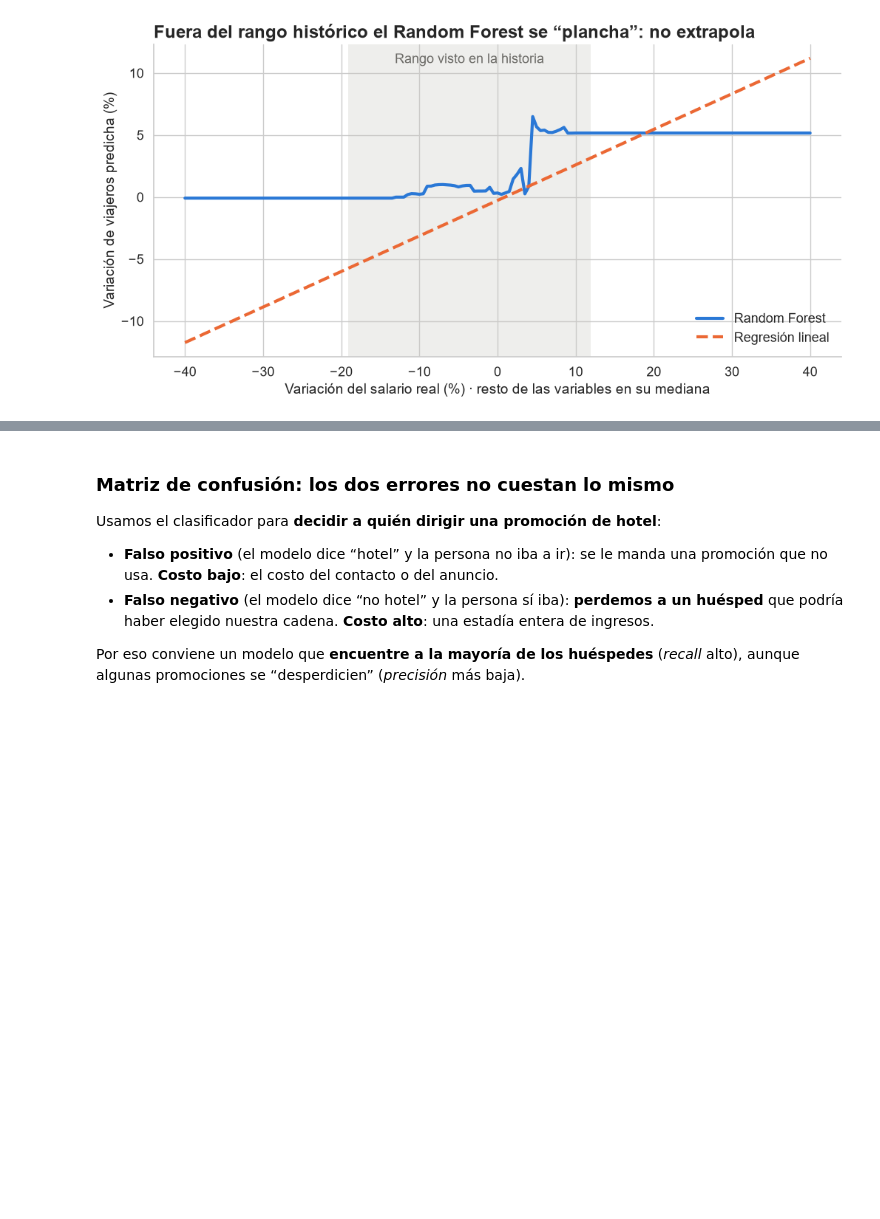
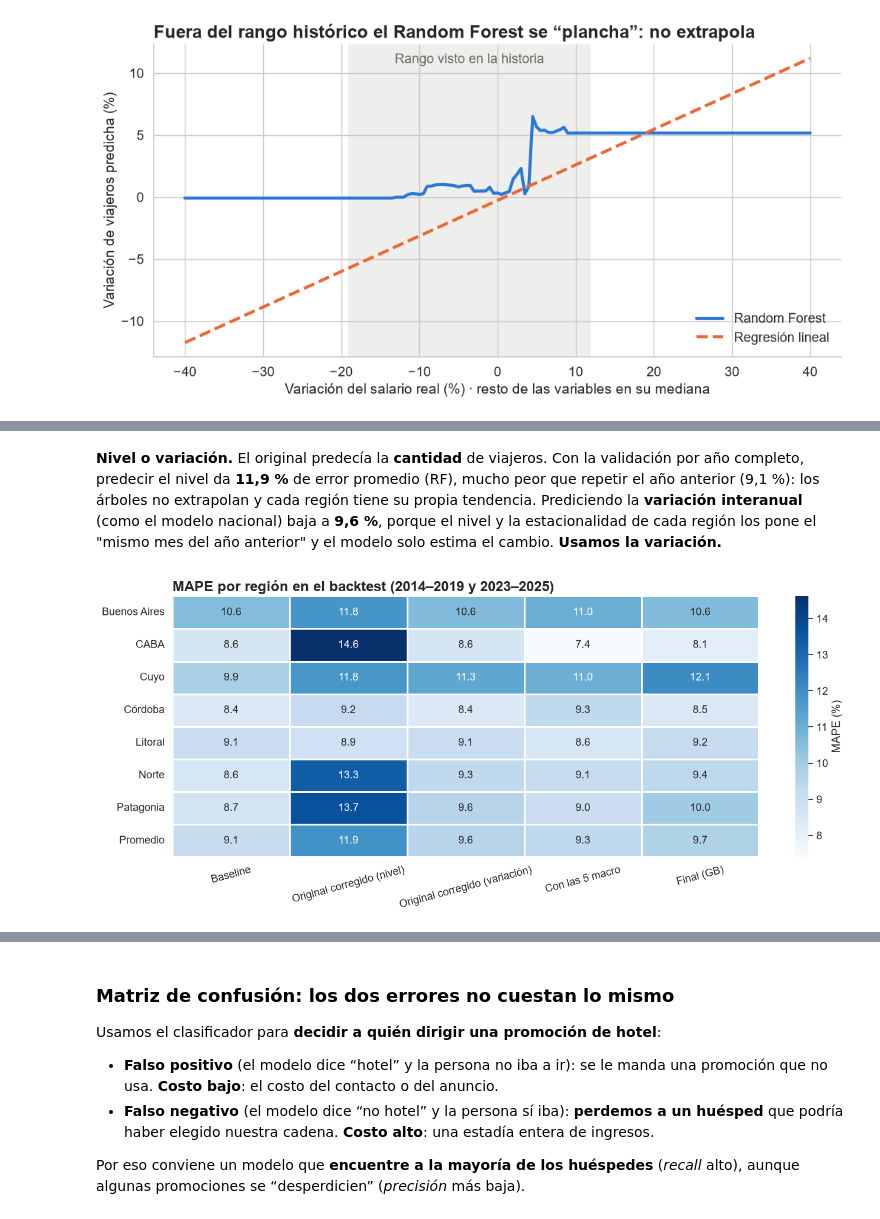
Before and after one commit to GianImpedovo/TPO-CD, a Jupyter notebook: notebooks/02_modelos.ipynb, the cells around one changed output, grey strips where cells are left out. Cells and saved outputs as stored; diff of their text form; code cells hidden in the pictures; blank space fills up the shorter version.

```diff
--- a/notebooks/02_modelos.ipynb
+++ b/notebooks/02_modelos.ipynb
@@ -522,0 +557,6 @@ plt.show()
+# %%
+mape_reg = pd.read_csv(PROCESSED / "backtest_region_mape.csv", header=[0, 1], index_col=0)
+BASE_R = "Baseline (mismo mes año anterior)"
+resumen_reg = mape_reg.loc["Promedio"].unstack("modelo")[[BASE_R, "Random Forest", "Gradient Boosting"]]
+resumen_reg.index.name = "Versión"
+resumen_reg.round(2)
@@ -522,0 +570,19 @@ plt.show()
+# %% [markdown]
+**Nivel o variación.** El original predecía la **cantidad** de viajeros. Con la validación por año completo, predecir el nivel da **11,9 %** de error promedio (RF), mucho peor que repetir el año anterior (9,1 %): los árboles no extrapolan y cada región tiene su propia tendencia. Prediciendo la **variación interanual** (como el modelo nacional) baja a **9,6 %**, porque el nivel y la estacionalidad de cada región los pone el "mismo mes del año anterior" y el modelo solo estima el cambio. **Usamos la variación.**
+# %%
+tabla_reg = pd.DataFrame({
+    "Baseline": mape_reg[("Final (con selección de variables)", BASE_R)],
+    "Original corregido (nivel)": mape_reg[("Tina corregida (nivel)", "Random Forest")],
+    "Original corregido (variación)": mape_reg[("Tina corregida (variación)", "Random Forest")],
+    "Con las 5 macro": mape_reg[("Tina + 5 macro", "Random Forest")],
+    "Final (GB)": mape_reg[("Final (con selección de variables)", "Gradient Boosting")],
+})
+fig, ax = plt.subplots(figsize=(14, 6))
+sns.heatmap(tabla_reg, annot=True, fmt=".1f", cmap="Blues", linewidths=2, linecolor="white",
+            cbar_kws={"label": "MAPE (%)"}, annot_kws={"size": 13}, ax=ax)
+ax.set(title="MAPE por región en el backtest (2014–2019 y 2023–2025)", xlabel="", ylabel="")
+ax.tick_params(axis="x", rotation=15)
+ax.grid(False)
+plt.tight_layout(); plt.show()
+# %% [output]
+[figure, added]
```
Also changed, not shown: parts of 27 cells of this notebook, 27 other files.
